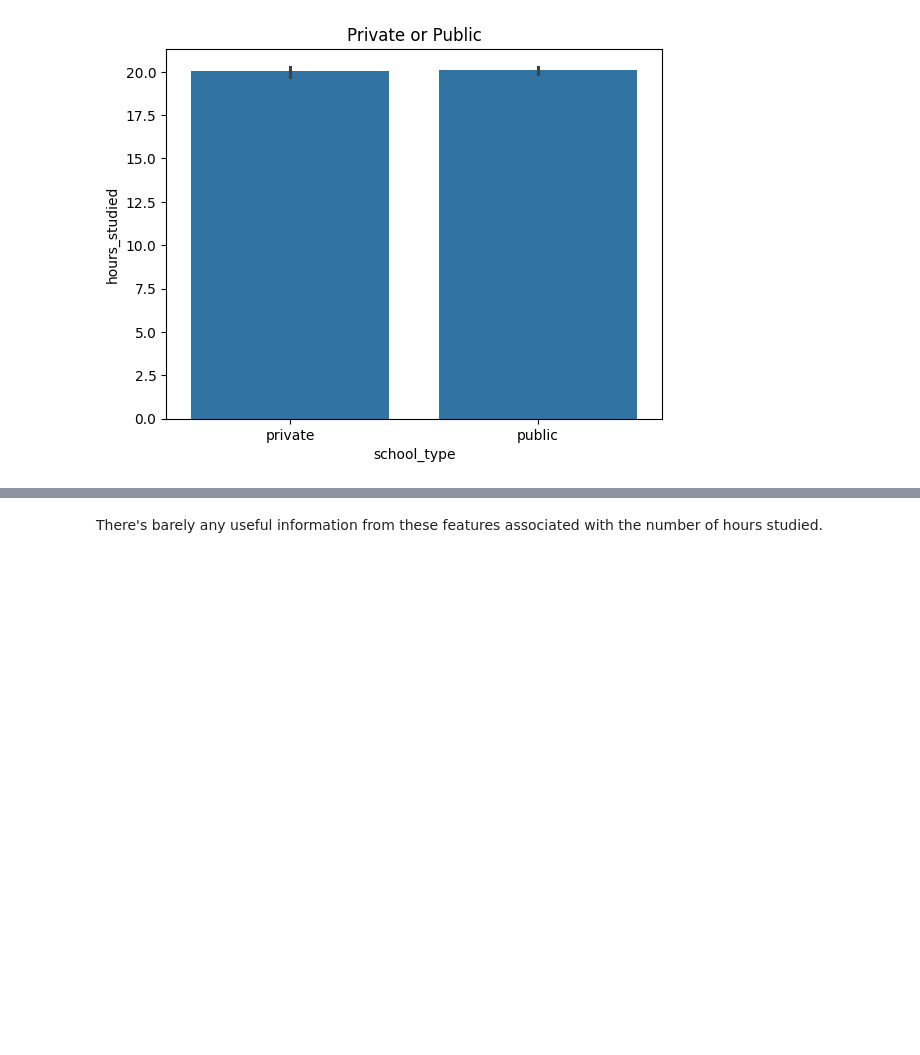
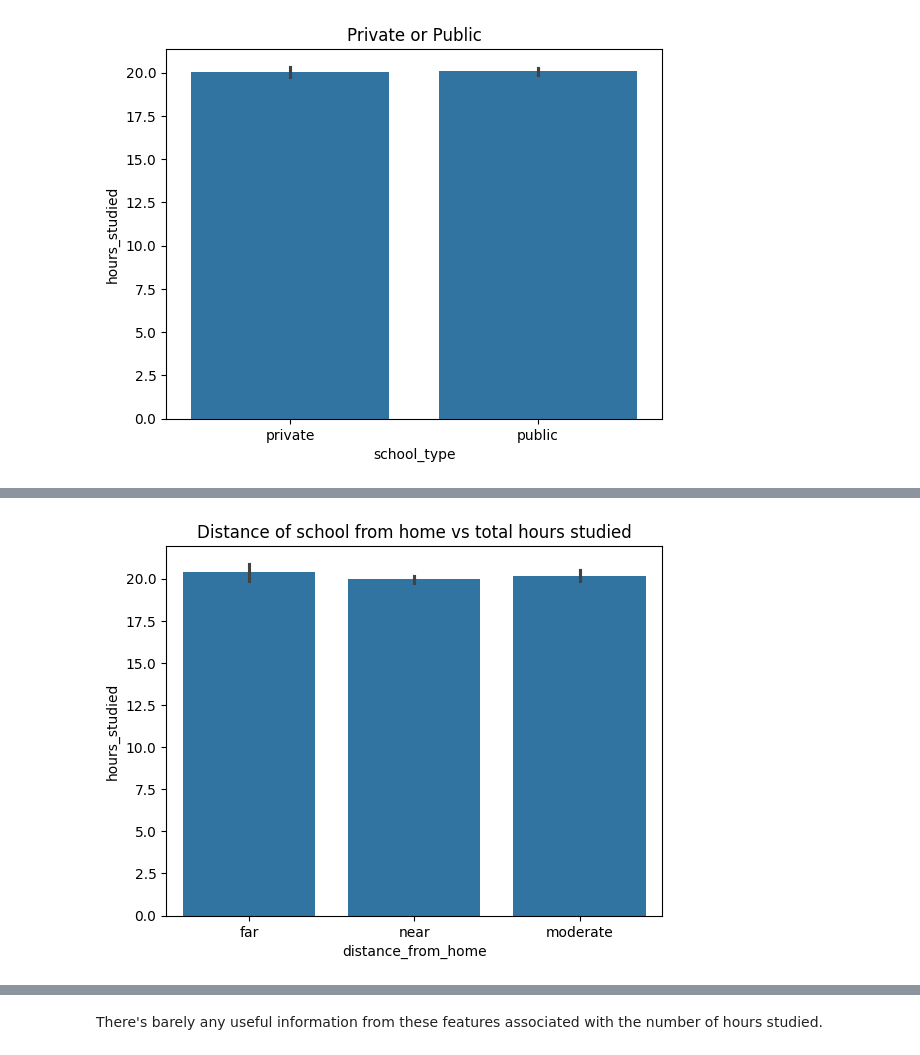
Before and after one commit to kabsmeiou/study-hours-estimator, a Jupyter notebook: study-hours-notebook.ipynb, the cells around one changed output, grey strips where cells are left out. Cells and saved outputs as stored; diff of their text form; code cells hidden in the pictures; blank space fills up the shorter version.

```diff
--- a/study-hours-notebook.ipynb
+++ b/study-hours-notebook.ipynb
@@ -290,3 +290,8 @@ plt.title('Learning Disability\'s impact on total hours studied');
+# %%
+sns.barplot(x=df_full_train['distance_from_home'], y=df_full_train['hours_studied'])
+plt.title('Distance of school from home vs total hours studied');
+# %% [output]
+[figure, added]
 # %%
 sns.stripplot(x=df_full_train['parental_education_level'], y=df_full_train['hours_studied'])
 plt.title('Parent\'s educational level vs total hours studied');
```
Also changed, not shown: parts of 33 cells of this notebook, 1 other file.
